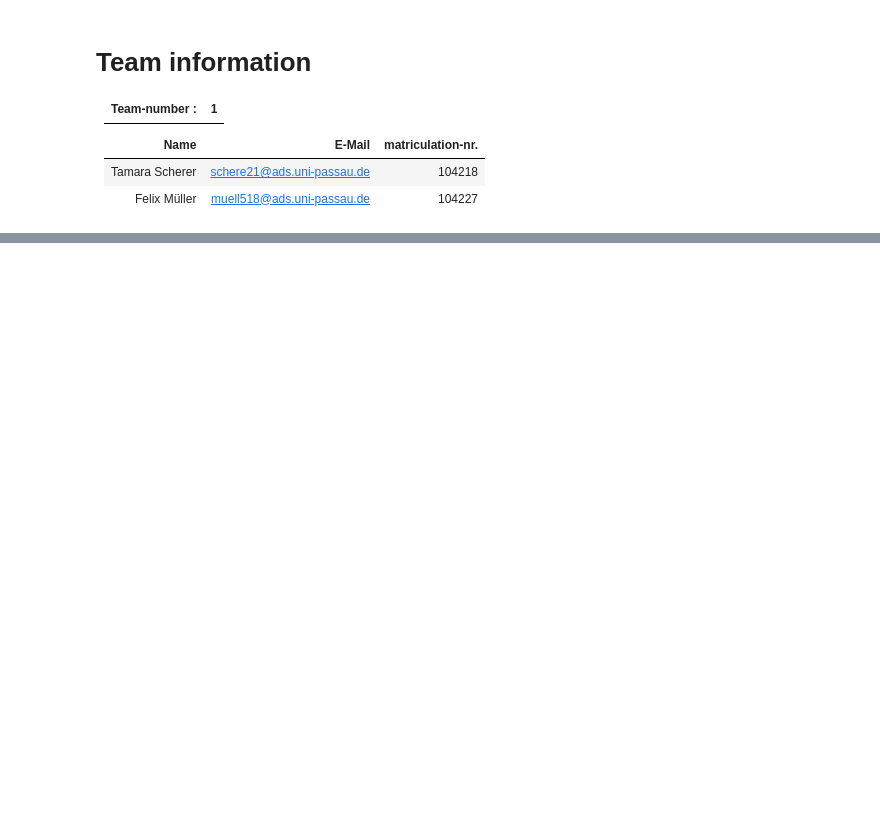
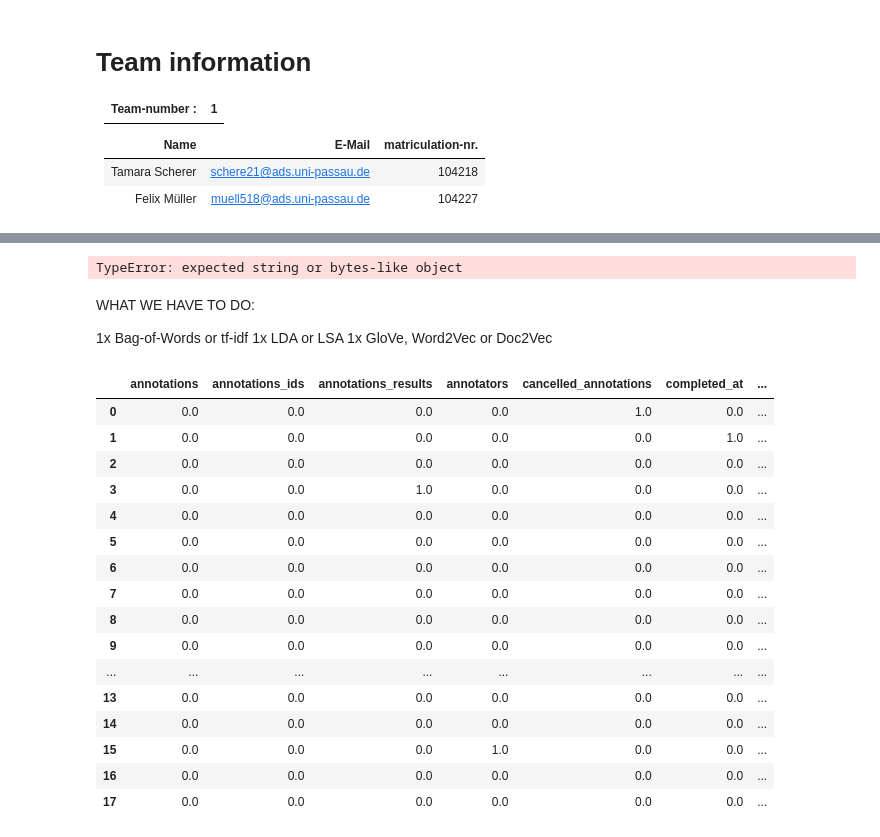
Before and after one commit to flxmlr/DLTA_Assignment2, a Jupyter notebook: Assignment_2_Text_Analytics_Team1.ipynb, the cells around one changed output, grey strips where cells are left out. Cells and saved outputs as stored; diff of their text form; code cells hidden in the pictures; blank space fills up the shorter version.

```diff
--- a/Assignment_2_Text_Analytics_Team1.ipynb
+++ b/Assignment_2_Text_Analytics_Team1.ipynb
@@ -14,18 +14,21 @@ pip install label_studio
 # %%
 pip install label-studio-sdk
 # %%
+#from label_studio_sdk import Client
+#from label_studio_sdk import project
+#from label_studio_sdk import project
+#import pandas as pd
+#LABEL_STUDIO_URL = 'http://132.231.59.226:8080' #this address needs to be the same as the address the label-studio is hosted on.
+#API_KEY = '1655a8922f821195356a17a3224c0532b091c61d' #please add your personal API_Key here to get your API_Key follow the Pictures below
 
-from label_studio_sdk import Client
-from label_studio_sdk import project
-from label_studio_sdk import project
-import pandas as pd
-LABEL_STUDIO_URL = 'http://132.231.59.226:8080' #this address needs to be the same as the address the label-studio is hosted on.
-API_KEY = '1655a8922f821195356a17a3224c0532b091c61d' #please add your personal API_Key here to get your API_Key follow the Pictures below
-
-ls = Client(url=LABEL_STUDIO_URL, api_key=API_KEY)
-ls.check_connection()
-pro = project.Project.get_from_id(ls,"1")
-tasks = project.Project.get_labeled_tasks(pro)
-tasks[0]
+#ls = Client(url=LABEL_STUDIO_URL, api_key=API_KEY)
+#ls.check_connection()
+#pro = project.Project.get_from_id(ls,"1")
+#tasks = project.Project.get_labeled_tasks(pro)
+#tasks[0]
+# %%
+import pickle
+with open("Files/tasks3", 'rb') as f:
+    tasks = pickle.load(f)
 # %%
 import re
@@ -32,3 +56,36 @@ import re
 # %%
 #TBD
-re.findall("Q" ,tasks)
+re.findall("Q", tasks)
+# %% [output]
+TypeError: expected string or bytes-like object
+# %% [markdown]
+WHAT WE HAVE TO DO:
+
+1x Bag-of-Words or tf-idf
+1x LDA or LSA
+1x GloVe, Word2Vec or Doc2Vec
+# %%
+from sklearn.feature_extraction.text import TfidfVectorizer
+
+tfidf_vec = TfidfVectorizer()
+
+tfidf = tfidf_vec.fit_transform(tasks[0])
+pd.DataFrame(data = tfidf.toarray(), columns = tfidf_vec.get_feature_names())
+# %% [output]
+|  | annotations | annotations_ids | annotations_results | annotators | cancelled_annotations | completed_at | ... |
+| 0 | 0.0 | 0.0 | 0.0 | 0.0 | 1.0 | 0.0 | ... |
+| 1 | 0.0 | 0.0 | 0.0 | 0.0 | 0.0 | 1.0 | ... |
+| 2 | 0.0 | 0.0 | 0.0 | 0.0 | 0.0 | 0.0 | ... |
+| 3 | 0.0 | 0.0 | 1.0 | 0.0 | 0.0 | 0.0 | ... |
+| 4 | 0.0 | 0.0 | 0.0 | 0.0 | 0.0 | 0.0 | ... |
+| 5 | 0.0 | 0.0 | 0.0 | 0.0 | 0.0 | 0.0 | ... |
+| 6 | 0.0 | 0.0 | 0.0 | 0.0 | 0.0 | 0.0 | ... |
+| 7 | 0.0 | 0.0 | 0.0 | 0.0 | 0.0 | 0.0 | ... |
+| 8 | 0.0 | 0.0 | 0.0 | 0.0 | 0.0 | 0.0 | ... |
+| 9 | 0.0 | 0.0 | 0.0 | 0.0 | 0.0 | 0.0 | ... |
+| ... | ... | ... | ... | ... | ... | ... | ... |
+| 13 | 0.0 | 0.0 | 0.0 | 0.0 | 0.0 | 0.0 | ... |
+| 14 | 0.0 | 0.0 | 0.0 | 0.0 | 0.0 | 0.0 | ... |
+| 15 | 0.0 | 0.0 | 0.0 | 1.0 | 0.0 | 0.0 | ... |
+| 16 | 0.0 | 0.0 | 0.0 | 0.0 | 0.0 | 0.0 | ... |
+| 17 | 0.0 | 0.0 | 0.0 | 0.0 | 0.0 | 0.0 | ... |
```
Also changed, not shown: parts of 2 cells of this notebook, 2 other files.
